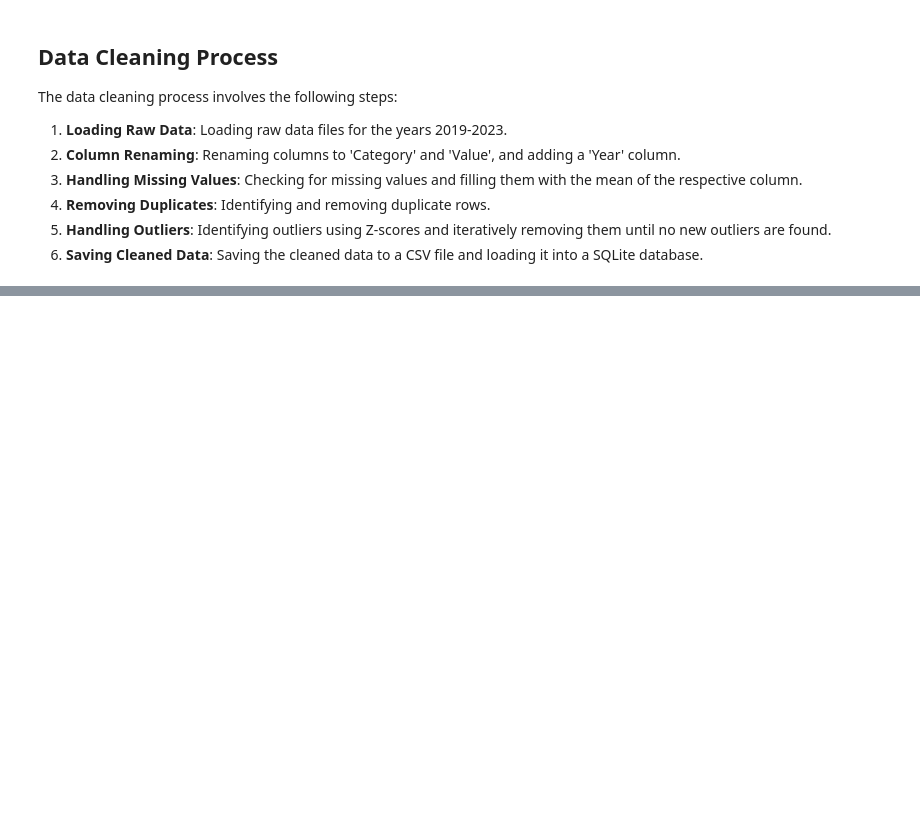
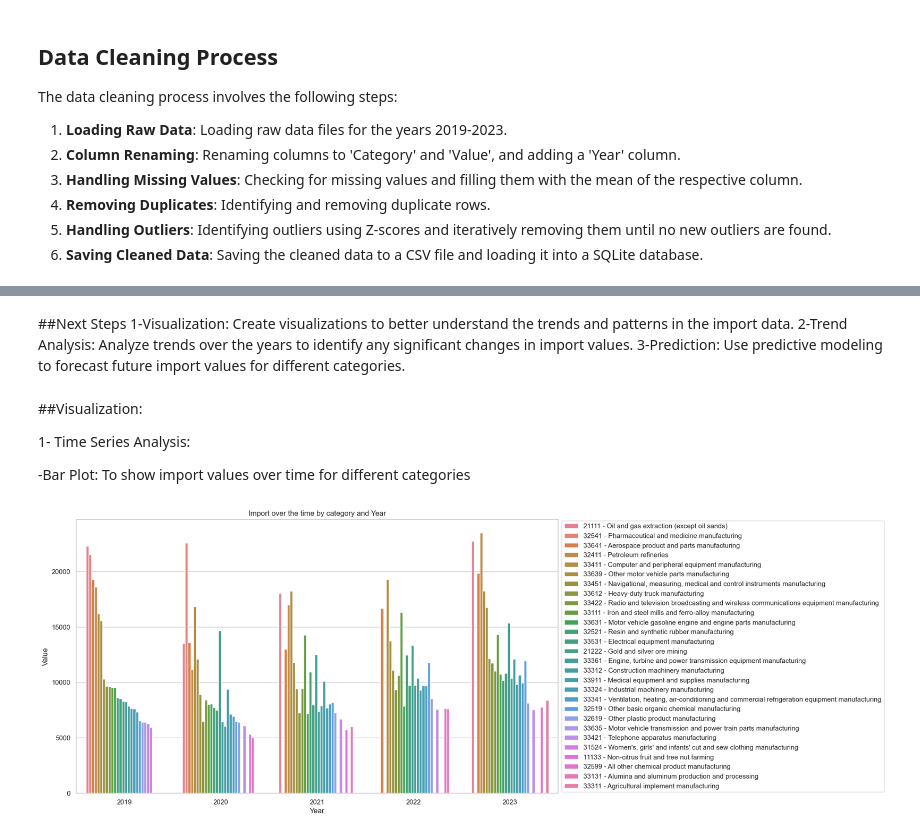
Before and after one commit to gifcolls/canadian-imports-data-analysis, a Jupyter notebook: notebooks/Imports_canada-1.ipynb, the cells around one changed output, grey strips where cells are left out. Saved outputs shown, nothing was run; the diff lists cells and outputs as text; code cells hidden in the pictures; blank space fills up the shorter version.

```diff
--- a/notebooks/Imports_canada-1.ipynb
+++ b/notebooks/Imports_canada-1.ipynb
@@ -165,0 +246,24 @@ We have successfully set up a SQLite database and loaded Canadian import data fr
+# %% [markdown]
+##Next Steps
+1-Visualization: Create visualizations to better understand the trends and patterns in the import data.
+2-Trend Analysis: Analyze trends over the years to identify any significant changes in import values.
+3-Prediction: Use predictive modeling to forecast future import values for different categories.
+# %% [markdown]
+##Visualization:
+
+1- Time Series Analysis:
+
+-Bar Plot: To show import values over time for different categories
+# %%
+import matplotlib.pyplot as plt
+import seaborn as sns
+
+plt.figure(figsize=(14,8))
+sns.barplot(data=df_cleaned_total, x='Year', y='Value', hue='Category')
+plt.title('Import over the time by category and Year')
+plt.xlabel('Year')
+plt.ylabel('Value')
+plt.legend(loc='center left', bbox_to_anchor=(1, 0.5), ncol=1)
+plt.show()
+# %% [output]
+[figure, added]
```
Also changed, not shown: parts of 13 cells of this notebook, 2 other files.
